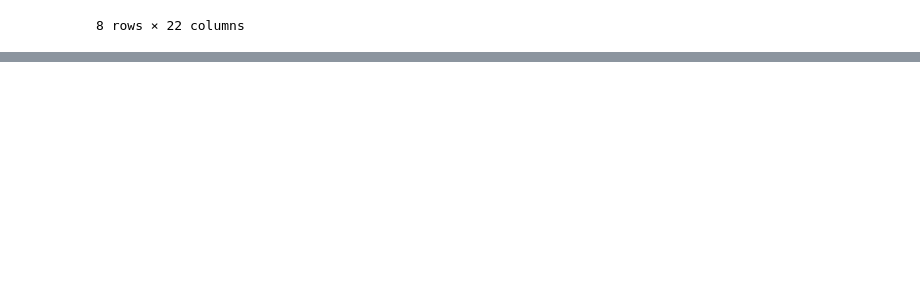
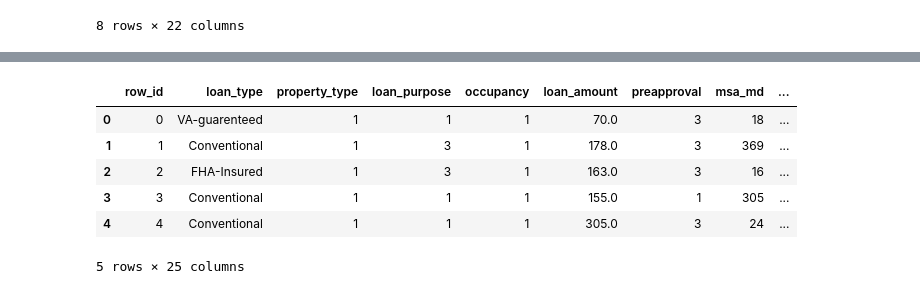
Before and after one commit to benMcChesney/Mortgage-Classifier-Capstone, a Jupyter notebook: exploratory_data_analysis.ipynb, the cells around one changed output, grey strips where cells are left out. Saved outputs shown, nothing was run; the diff lists cells and outputs as text; code cells hidden in the pictures; blank space fills up the shorter version.

Commit message:
In progress, writing factorize function to help see if any category variables have high correlation

```diff
--- a/exploratory_data_analysis.ipynb
+++ b/exploratory_data_analysis.ipynb
@@ -70,0 +146,34 @@ train_df.describe()
+# %%
+# category vars of note:
+
+'''
+accepted
+loan_type
+loan_purpose
+applicant_ethnicity
+applicant_race
+applicant_sex
+co_applicant
+loan_purpose
+loan_type
+occupancy
+preapproval
+property_type
+'''
+
+def factor_int_column_with_keys(replace_dic)
+# map categories to somethign useful
+df['loan_type_str'] = df['loan_type'].astype(str)
+df = df.replace({'1':'Conventional', '2':'FHA-Insured', '3':'VA-guarenteed', '4':'FSA/RHS'})
+labels, levels = pd.factorize(df['loan_type_str'])
+
+df['loan_type_class'] = labels
+df.head(5)
+# %% [output]
+|  | row_id | loan_type | property_type | loan_purpose | occupancy | loan_amount | preapproval | msa_md | ... |
+| 0 | 0 | VA-guarenteed | 1 | 1 | 1 | 70.0 | 3 | 18 | ... |
+| 1 | 1 | Conventional | 1 | 3 | 1 | 178.0 | 3 | 369 | ... |
+| 2 | 2 | FHA-Insured | 1 | 3 | 1 | 163.0 | 3 | 16 | ... |
+| 3 | 3 | Conventional | 1 | 1 | 1 | 155.0 | 1 | 305 | ... |
+| 4 | 4 | Conventional | 1 | 1 | 1 | 305.0 | 3 | 24 | ... |
+5 rows × 25 columns
```
Also changed, not shown: parts of 5 cells of this notebook.
